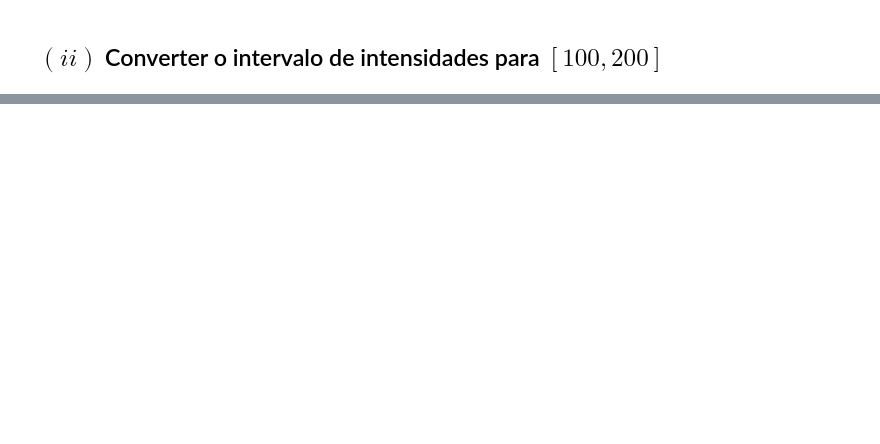
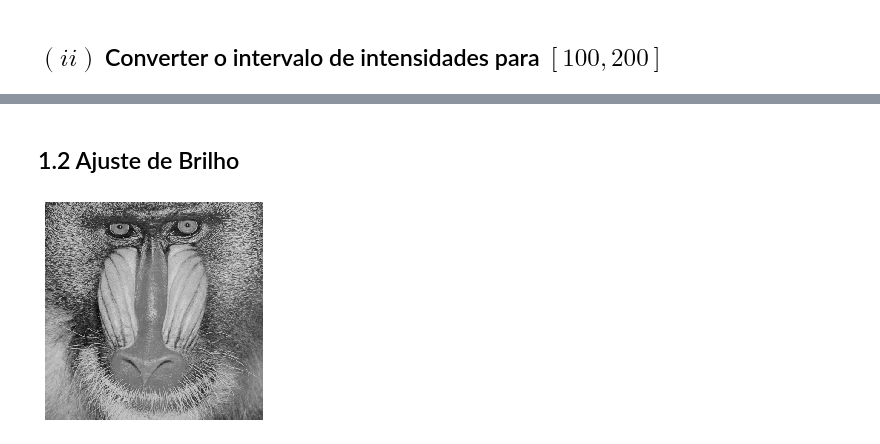
Before and after one commit to laurelkeys/image-processing, a Jupyter notebook: assignment-0/Assignment0.ipynb, the cells around one changed output, grey strips where cells are left out. Saved outputs shown, nothing was run; the diff lists cells and outputs as text; code cells hidden in the pictures; blank space fills up the shorter version.

```diff
--- a/assignment-0/Assignment0.ipynb
+++ b/assignment-0/Assignment0.ipynb
@@ -47,0 +55,11 @@ min = 100.0, max = 190.19607843137254
+# %% [markdown]
+## 1.2 Ajuste de Brilho
+# %%
+def gamma_correct(normalized_img, gamma):
+    return normalized_img.copy() ** (1 / gamma)
+
+normalized_img = (test_img[0] / 255.0) # [0, 255] -> [0, 1]
+gamma = 1.0
+show_grayscale(255.0 * gamma_correct(normalized_img, gamma)) # original image (γ = 1.0)
+# %% [output]
+[figure, added]
```
Also changed, not shown: parts of 8 cells of this notebook, 5 other files.
